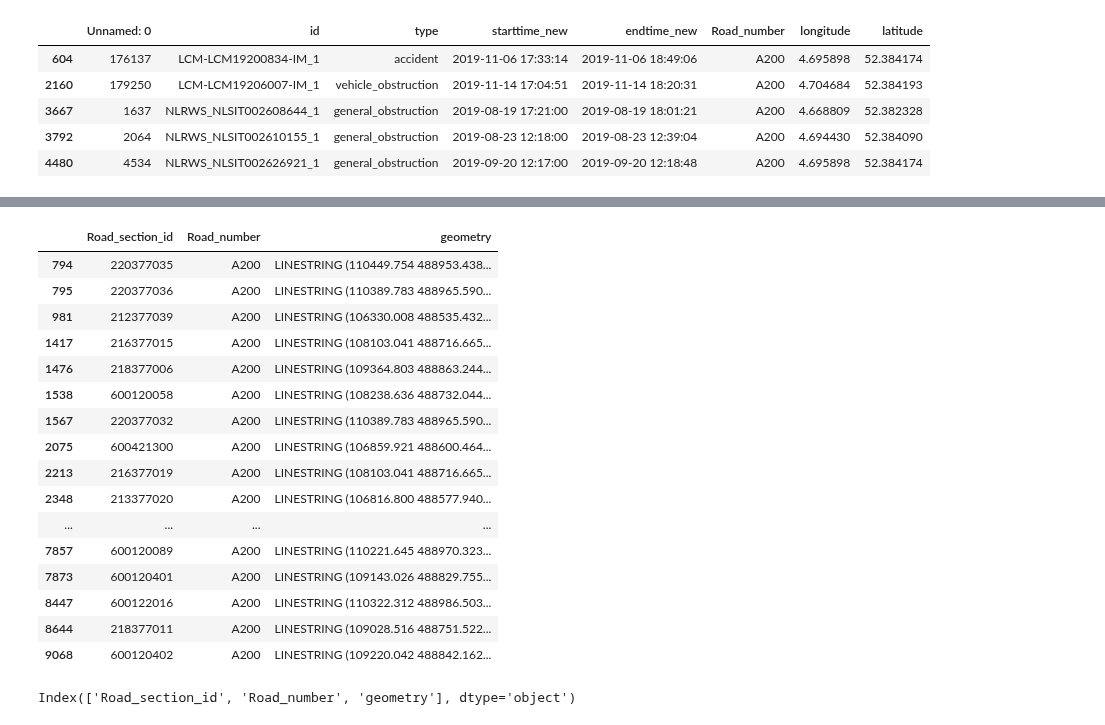
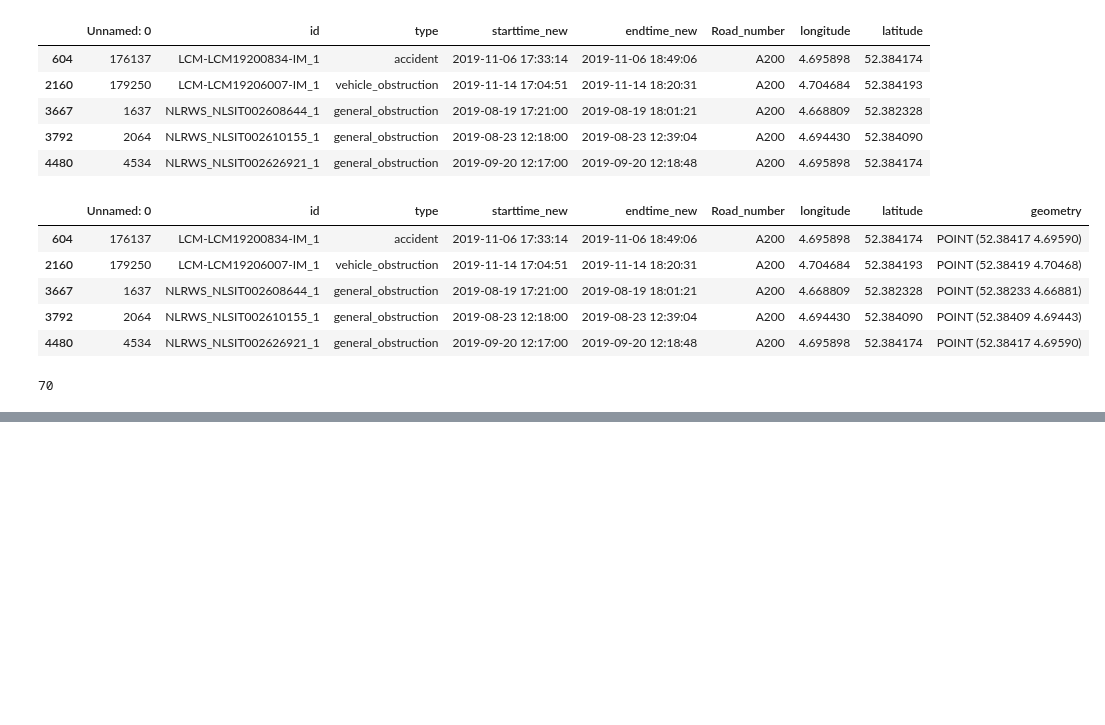
Before and after one commit to janinetimmerman8/RWS-group3, a Jupyter notebook: road_inspector_location.ipynb, the cells around one changed output, grey strips where cells are left out. Cells and saved outputs as stored; diff of their text form; code cells hidden in the pictures; blank space fills up the shorter version.

```diff
--- a/road_inspector_location.ipynb
+++ b/road_inspector_location.ipynb
@@ -34,4 +34,21 @@ incident_a200.head()
 | 3667 | 1637 | NLRWS_NLSIT002608644_1 | general_obstruction | 2019-08-19 17:21:00 | 2019-08-19 18:01:21 | A200 | 4.668809 | 52.382328 |
 | 3792 | 2064 | NLRWS_NLSIT002610155_1 | general_obstruction | 2019-08-23 12:18:00 | 2019-08-23 12:39:04 | A200 | 4.694430 | 52.384090 |
 | 4480 | 4534 | NLRWS_NLSIT002626921_1 | general_obstruction | 2019-09-20 12:17:00 | 2019-09-20 12:18:48 | A200 | 4.695898 | 52.384174 |
+# %%
+Geometry = gpd.points_from_xy(incident.latitude, incident.longitude)
+gdf_incident = gpd.GeoDataFrame(incident, geometry=Geometry)
+gdf_incident_a200 =gdf_incident.loc[np.where(gdf_incident['Road_number'] == 'A200')]
+# %% [output]
+|  | Unnamed: 0 | id | type | starttime_new | endtime_new | Road_number | longitude | latitude | geometry |
+| 604 | 176137 | LCM-LCM19200834-IM_1 | accident | 2019-11-06 17:33:14 | 2019-11-06 18:49:06 | A200 | 4.695898 | 52.384174 | POINT (52.38417 4.69590) |
+| 2160 | 179250 | LCM-LCM19206007-IM_1 | vehicle_obstruction | 2019-11-14 17:04:51 | 2019-11-14 18:20:31 | A200 | 4.704684 | 52.384193 | POINT (52.38419 4.70468) |
+| 3667 | 1637 | NLRWS_NLSIT002608644_1 | general_obstruction | 2019-08-19 17:21:00 | 2019-08-19 18:01:21 | A200 | 4.668809 | 52.382328 | POINT (52.38233 4.66881) |
+| 3792 | 2064 | NLRWS_NLSIT002610155_1 | general_obstruction | 2019-08-23 12:18:00 | 2019-08-23 12:39:04 | A200 | 4.694430 | 52.384090 | POINT (52.38409 4.69443) |
+| 4480 | 4534 | NLRWS_NLSIT002626921_1 | general_obstruction | 2019-09-20 12:17:00 | 2019-09-20 12:18:48 | A200 | 4.695898 | 52.384174 | POINT (52.38417 4.69590) |
+# %%
+gdf_incident_a200['geometry'].iloc[0].xy[0][0]
+
+len(gdf_incident_a200.geometry)
+# %% [output]
+70
 # %%
@@ -42,27 +66,3 @@ gjson = folium.features.GeoJson(
 map
 # %% [output]
 [interactive output not drawn]
-# %%
-df_a200
-# %% [output]
-|  | Road_section_id | Road_number | geometry |
-| 794 | 220377035 | A200 | LINESTRING (110449.754 488953.438... |
-| 795 | 220377036 | A200 | LINESTRING (110389.783 488965.590... |
-| 981 | 212377039 | A200 | LINESTRING (106330.008 488535.432... |
-| 1417 | 216377015 | A200 | LINESTRING (108103.041 488716.665... |
-| 1476 | 218377006 | A200 | LINESTRING (109364.803 488863.244... |
-| 1538 | 600120058 | A200 | LINESTRING (108238.636 488732.044... |
-| 1567 | 220377032 | A200 | LINESTRING (110389.783 488965.590... |
-| 2075 | 600421300 | A200 | LINESTRING (106859.921 488600.464... |
-| 2213 | 216377019 | A200 | LINESTRING (108103.041 488716.665... |
-| 2348 | 213377020 | A200 | LINESTRING (106816.800 488577.940... |
-| ... | ... | ... | ... |
-| 7857 | 600120089 | A200 | LINESTRING (110221.645 488970.323... |
-| 7873 | 600120401 | A200 | LINESTRING (109143.026 488829.755... |
-| 8447 | 600122016 | A200 | LINESTRING (110322.312 488986.503... |
-| 8644 | 218377011 | A200 | LINESTRING (109028.516 488751.522... |
-| 9068 | 600120402 | A200 | LINESTRING (109220.042 488842.162... |
-# %%
-a200_network.columns
-# %% [output]
-Index(['Road_section_id', 'Road_number', 'geometry'], dtype='object')
```
Also changed, not shown: parts of 1 cell of this notebook.
